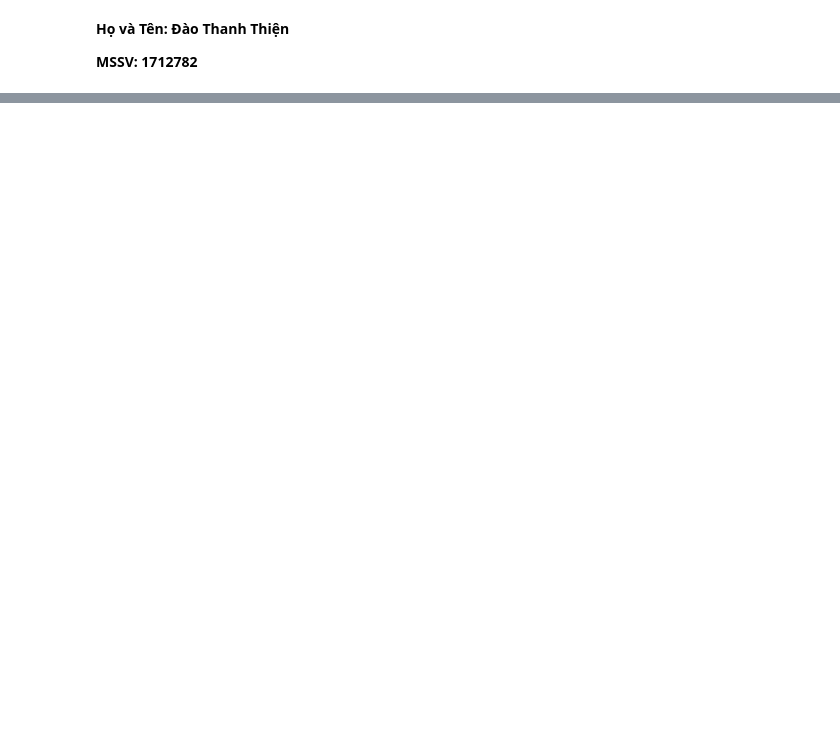
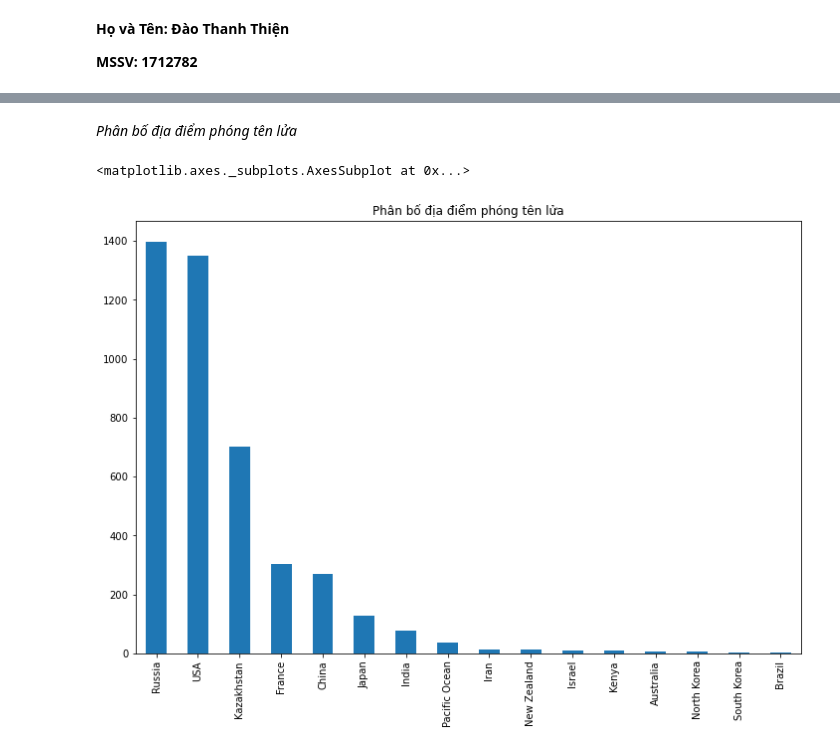
Before and after one commit to Shiro-TT/Data-Science-programing, a Jupyter notebook: 1712782-DaoThanhThien.ipynb, the cells around one changed output, grey strips where cells are left out. Cells and saved outputs as stored; diff of their text form; code cells hidden in the pictures; blank space fills up the shorter version.

```diff
--- a/1712782-DaoThanhThien.ipynb
+++ b/1712782-DaoThanhThien.ipynb
@@ -202,0 +13,35 @@ Text(0.5, 1.0, 'status_rocket According to status')
+# %%
+#Đọc dữ liệu
+data = pd.read_csv("Space_Corrected.csv")
+df = data.copy()
+# %%
+#Dữ liệu gốc đặt tên cột bị dư 1 dấu cách, ta chuyển về tên đúng để dễ làm việc hơn
+df.rename(columns={" Rocket": "Rocket"}, inplace = True)
+df['Rocket'] = pd.to_numeric(df['Rocket'],errors='coerce')
+# %%
+#Ta thấy dữ liệu có 2 cột "Unnamed: 0" và "Unnamed: 0.1" có cùng số giá trị với cột số thứ tự của pandas
+#nên ta tiến hành bỏ 2 cột này, để rút gọn dữ liệu
+df = df.drop(["Unnamed: 0", "Unnamed: 0.1"], axis = 1)
+
+#Cột Rocket có nhiều dữ liệu trống, ta đặt các dữ liệu này trở về 0
+df['Rocket'] = df['Rocket'].fillna(0)
+
+#Thêm cột Country, lấy dữ liệu từ cột location
+df['Country'] = df['Location'].apply(lambda x: x.strip().split(', ')[-1])
+
+#Thêm cột Rocket Name, lấy dữ liệu từ cột Detail
+df['Rocket Name'] = df['Detail'].apply(lambda x: x.strip().split(' | ')[0])
+df['Program Name'] = df['Detail'].apply(lambda x: x.strip().split(' | ')[1])
+
+#Thêm cột Year, lấy dữ liệu từ cột Datum
+df['Datum'] = pd.to_datetime(df['Datum'],utc=True).dt.date
+df['Year'] = pd.to_datetime(df['Datum']).dt.year
+df['Month'] = pd.to_datetime(df['Datum']).dt.month
+# %%
+#Dữ liệu có các Location là tên khu vực không rõ ràng, ta chuyển về quốc gia đúng của nó
+df['Country'] = df['Country'].replace('Shahrud Missile Test Site', 'Iran')
+df['Country'] = df['Country'].replace('New Mexico', 'USA')
+df['Country'] = df['Country'].replace('Pacific Missile Range Facility', 'USA')
+df['Country'] = df['Country'].replace('Gran Canaria', 'USA')
+df['Country'] = df['Country'].replace('Yellow Sea', 'China')
+df['Country'] = df['Country'].replace('Barents Sea', 'Russia')
@@ -202,0 +90,9 @@ Text(0.5, 1.0, 'status_rocket According to status')
+# %% [markdown]
+*Phân bố địa điểm phóng tên lửa*
+# %%
+dataComCount = df['Country'].value_counts()
+plt.figure(figsize=(12,8))
+dataComCount.plot.bar(title='Phân bố địa điểm phóng tên lửa')
+# %% [output]
+<matplotlib.axes._subplots.AxesSubplot at 0x...>
+[figure, added]
```
Also changed, not shown: parts of 48 cells of this notebook, 2 other files.
